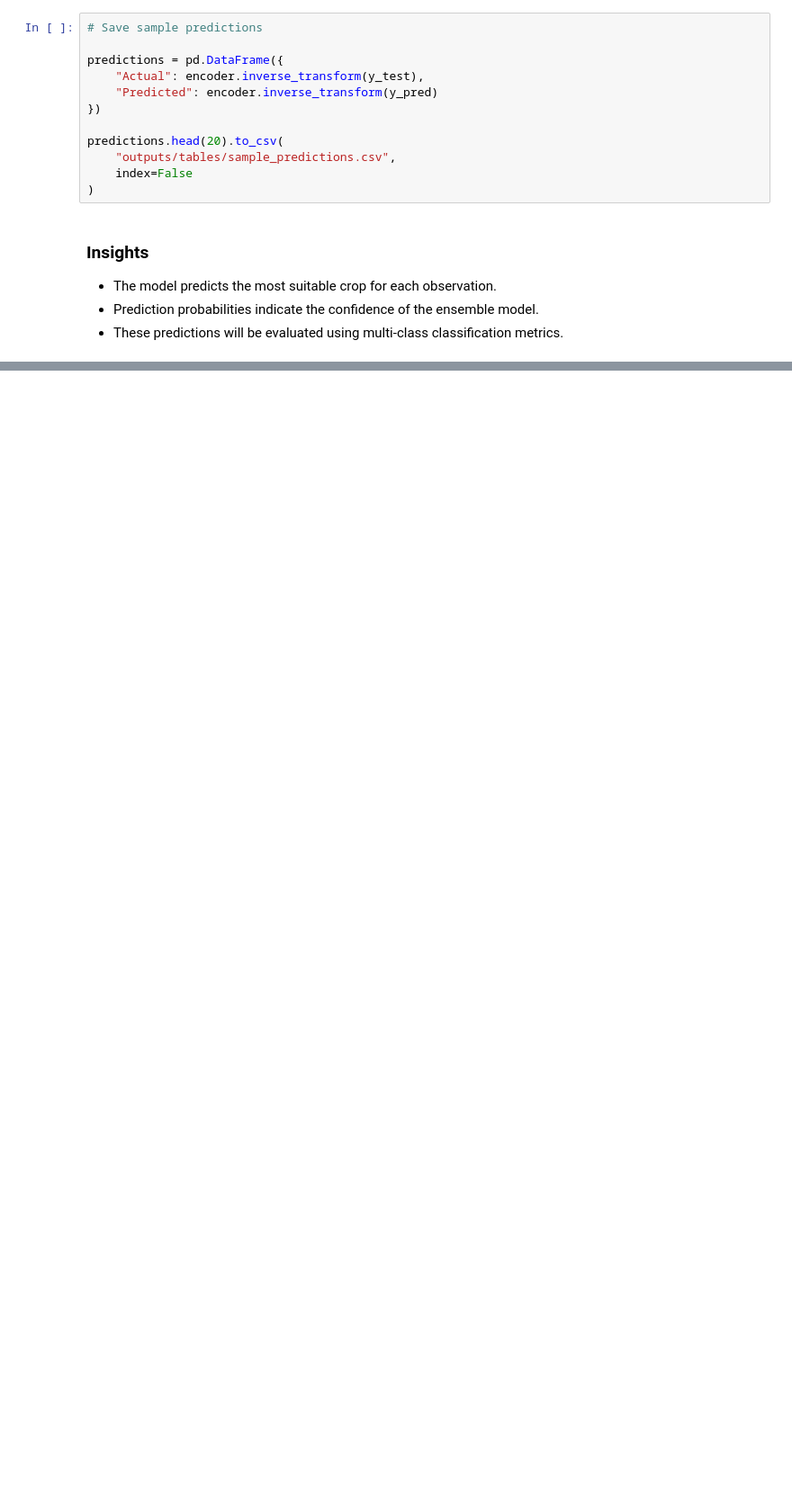
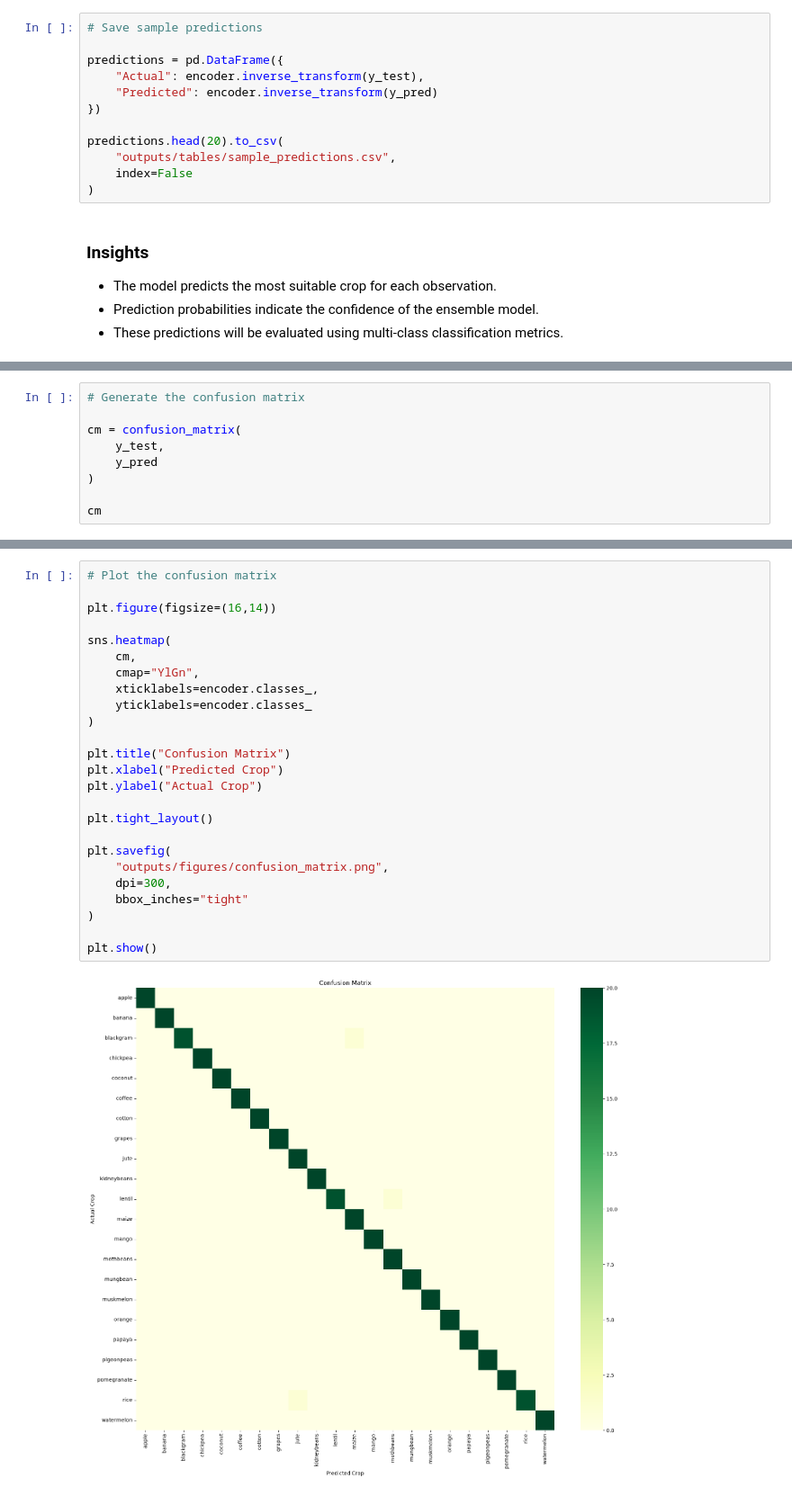
Before and after one commit to Pralishatripathy000/ml-random-forest, a Jupyter notebook: notebook.ipynb, the cells around one changed output, grey strips where cells are left out. Shown at 90% size. Cells and saved outputs as stored; diff of their text form; blank space fills up the shorter version.

```diff
--- a/notebook.ipynb
+++ b/notebook.ipynb
@@ -530,0 +602,9 @@ predictions.head(20).to_csv(
+# %%
+# Generate the confusion matrix
+
+cm = confusion_matrix(
+    y_test,
+    y_pred
+)
+
+cm
@@ -530,0 +639,27 @@ predictions.head(20).to_csv(
+# %%
+# Plot the confusion matrix
+
+plt.figure(figsize=(16,14))
+
+sns.heatmap(
+    cm,
+    cmap="YlGn",
+    xticklabels=encoder.classes_,
+    yticklabels=encoder.classes_
+)
+
+plt.title("Confusion Matrix")
+plt.xlabel("Predicted Crop")
+plt.ylabel("Actual Crop")
+
+plt.tight_layout()
+
+plt.savefig(
+    "outputs/figures/confusion_matrix.png",
+    dpi=300,
+    bbox_inches="tight"
+)
+
+plt.show()
+# %% [output]
+[figure, added]
```
Also changed, not shown: parts of 19 cells of this notebook, 7 other files.
